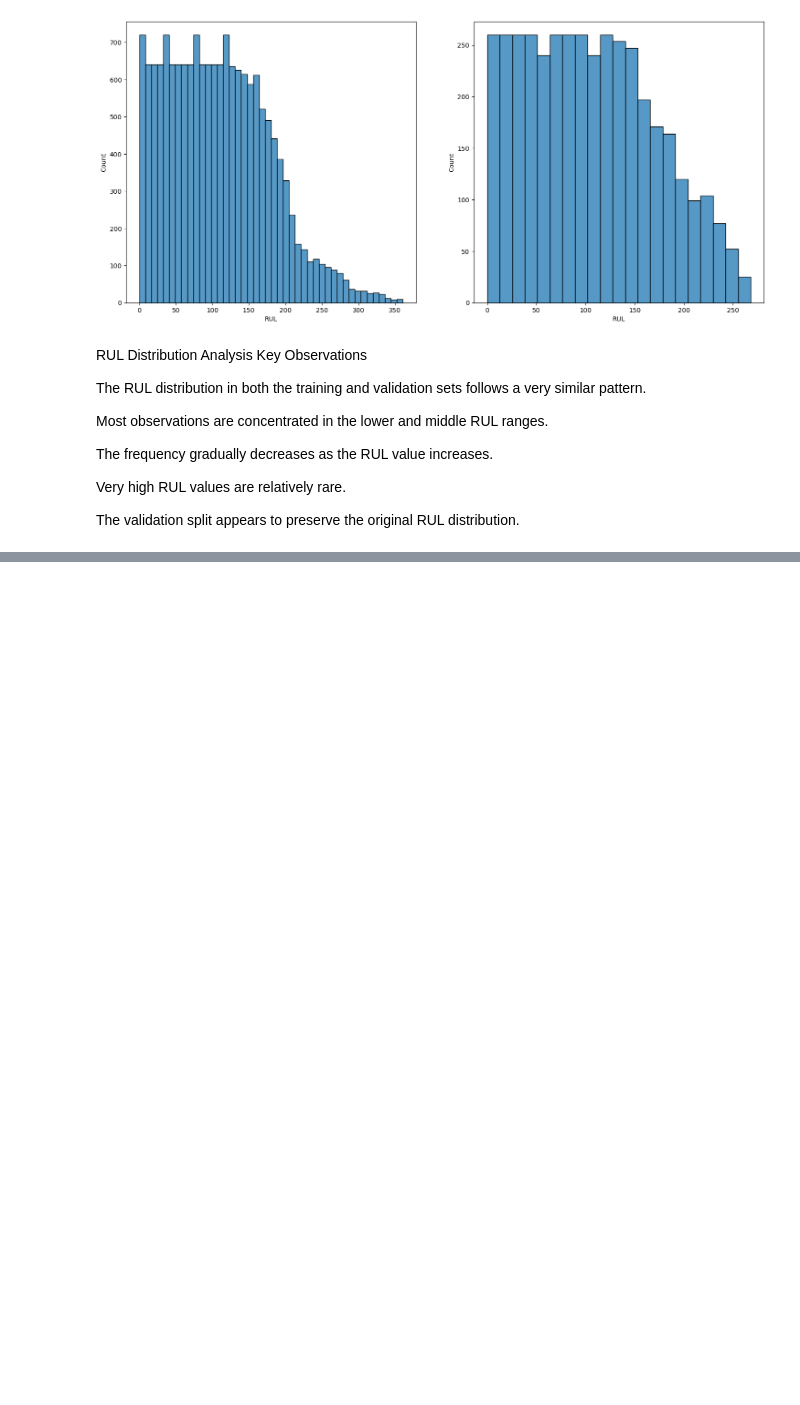
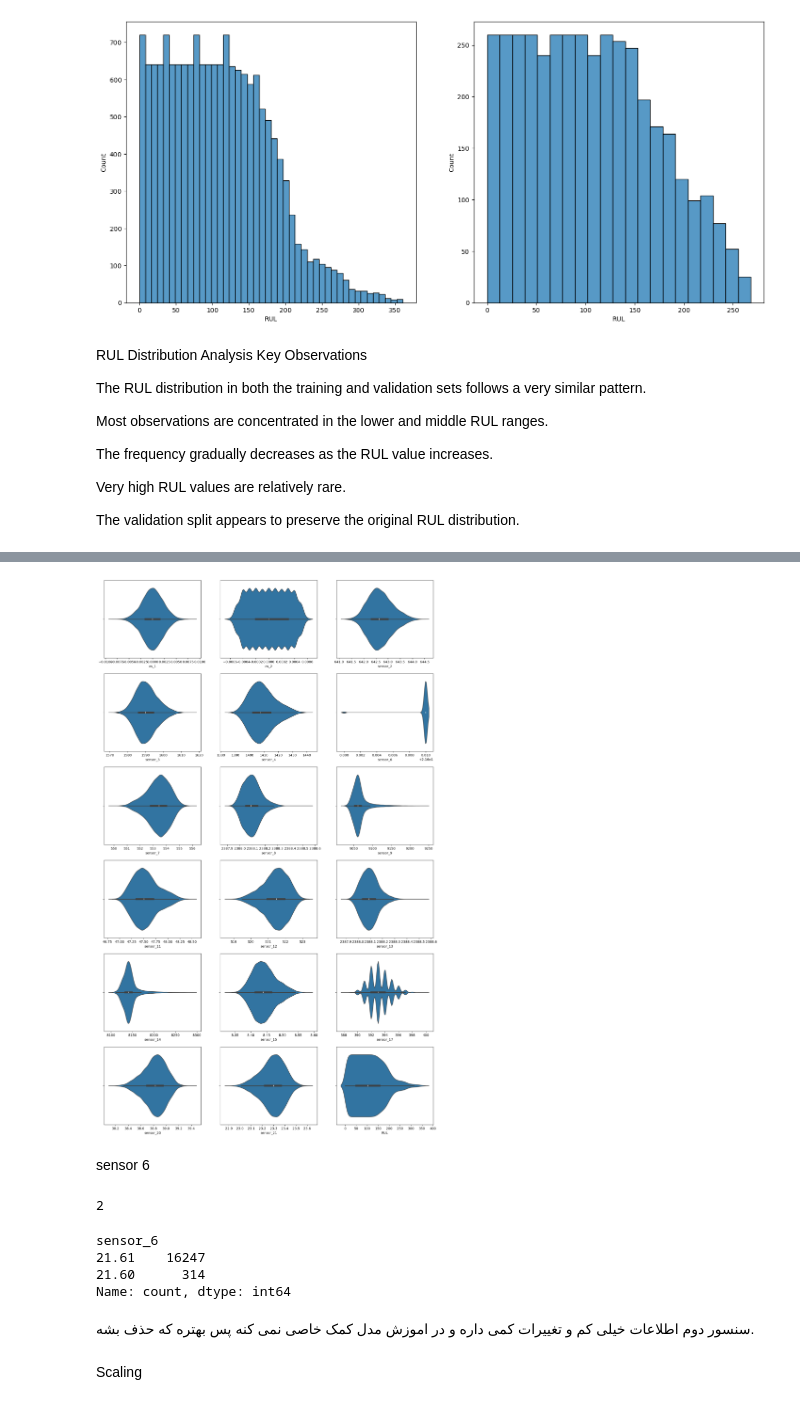
Before and after one commit to variableh/NASA, a Jupyter notebook: 01_analysis.ipynb, the cells around one changed output, grey strips where cells are left out. Drawn from its saved outputs; the diff is of its cells as text; code cells hidden in the pictures; blank space fills up the shorter version.

```diff
--- a/01_analysis.ipynb
+++ b/01_analysis.ipynb
@@ -538,0 +566,22 @@ The validation split appears to preserve the original RUL distribution.
+# %%
+fig, axes = plt.subplots(6, 3, figsize=(18, 30))
+for i, item in enumerate(train_df.columns):
+    sns.violinplot(x=train_df[item], ax=axes[i//3, i%3])
+# %% [output]
+[figure, added]
+# %% [markdown]
+sensor 6
+# %%
+train_df["sensor_6"].nunique()
+# %% [output]
+2
+# %%
+train_df["sensor_6"].value_counts()
+# %% [output]
+sensor_6
+21.61    16247
+21.60      314
+Name: count, dtype: int64
+# %% [markdown]
+سنسور دوم اطلاعات خیلی کم و تغییرات کمی
+ داره و در اموزش مدل کمک خاصی نمی کنه پس بهتره که حذف بشه.
@@ -538,0 +593,2 @@ The validation split appears to preserve the original RUL distribution.
+# %% [markdown]
+Scaling
```
Also changed, not shown: parts of 21 cells of this notebook.
